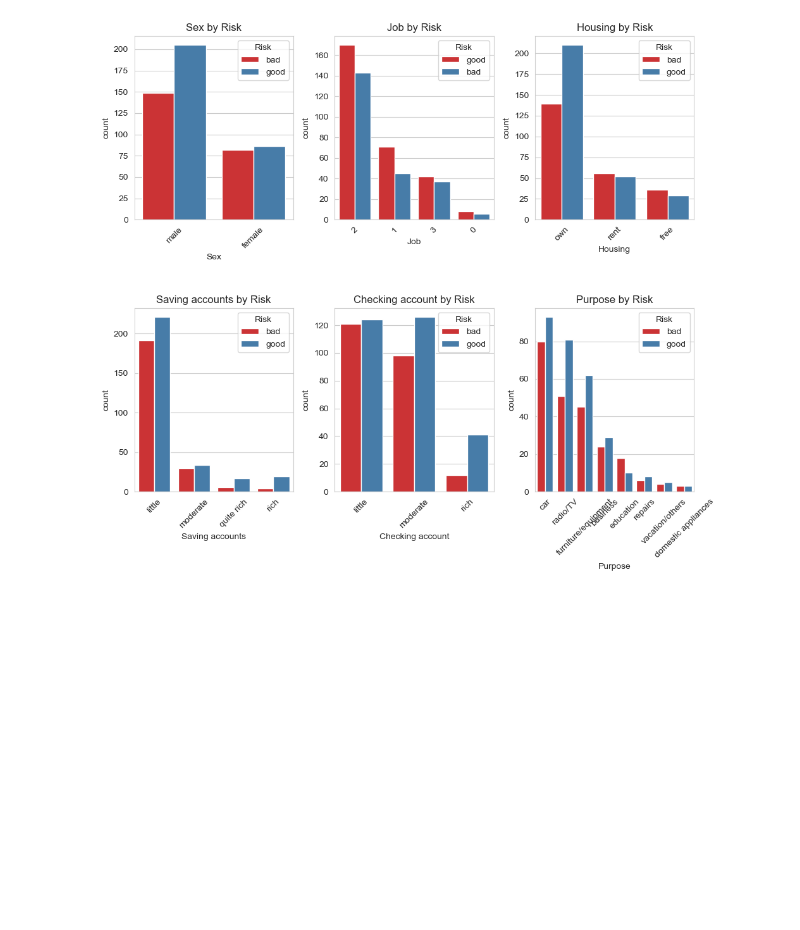
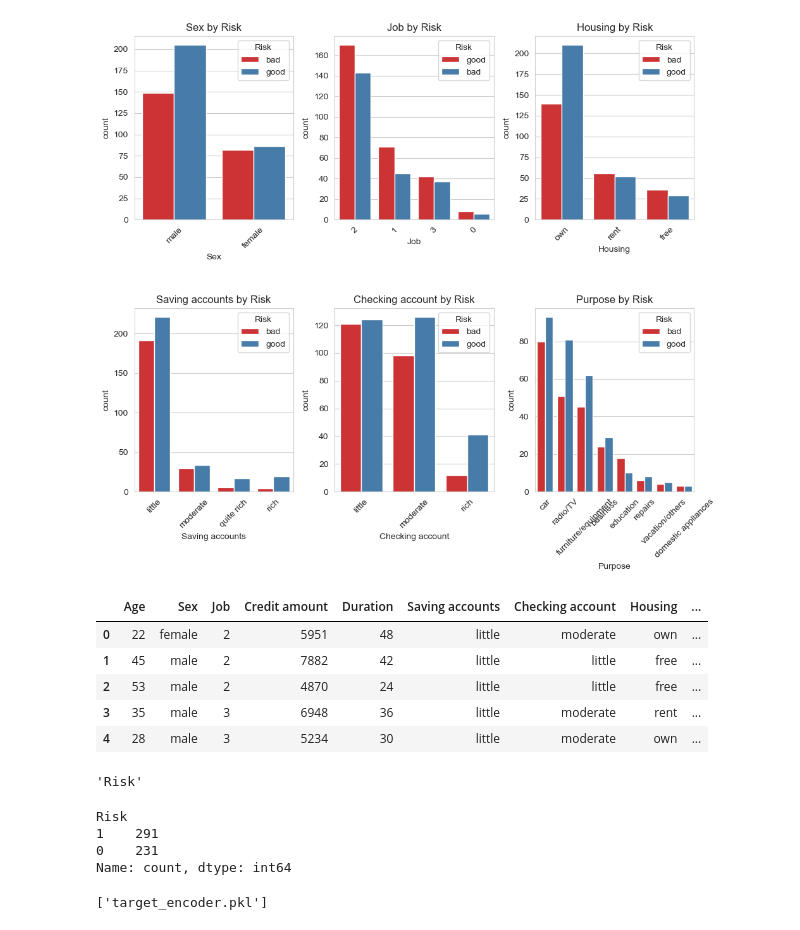
Before and after one commit to somberlyx/Credit-risk, a Jupyter notebook: Credit-risk.ipynb, the cells around one changed output. Saved outputs shown, nothing was run; the diff lists cells and outputs as text; code cells hidden in the pictures; blank space fills up the shorter version.

```diff
--- a/Credit-risk.ipynb
+++ b/Credit-risk.ipynb
@@ -334,3 +354,17 @@ plt.tight_layout()
 plt.show()
 # %% [output]
 [figure]
+# %%
+features = ["Age", "Sex", "Job", "Credit amount", "Duration", "Saving accounts", "Checking account", "Housing"]
+# %%
+target = "Risk"
+# %%
+df_model = df[features + [target]].copy()
+df_model.head()
+# %% [output]
+|  | Age | Sex | Job | Credit amount | Duration | Saving accounts | Checking account | Housing | ... |
+| 0 | 22 | female | 2 | 5951 | 48 | little | moderate | own | ... |
+| 1 | 45 | male | 2 | 7882 | 42 | little | little | free | ... |
+| 2 | 53 | male | 2 | 4870 | 24 | little | little | free | ... |
+| 3 | 35 | male | 3 | 6948 | 36 | little | moderate | rent | ... |
+| 4 | 28 | male | 3 | 5234 | 30 | little | moderate | own | ... |
@@ -336,0 +384,5 @@ plt.show()
+# %%
+le_target = LabelEncoder()
+target
+# %% [output]
+'Risk'
@@ -336,0 +391,11 @@ plt.show()
+# %%
+df_model[target].value_counts()
+# %% [output]
+Risk
+1    291
+0    231
+Name: count, dtype: int64
+# %%
+joblib.dump(le_target, "target_encoder.pkl")
+# %% [output]
+['target_encoder.pkl']
```
Also changed, not shown: parts of 16 cells of this notebook, 1 other file.
